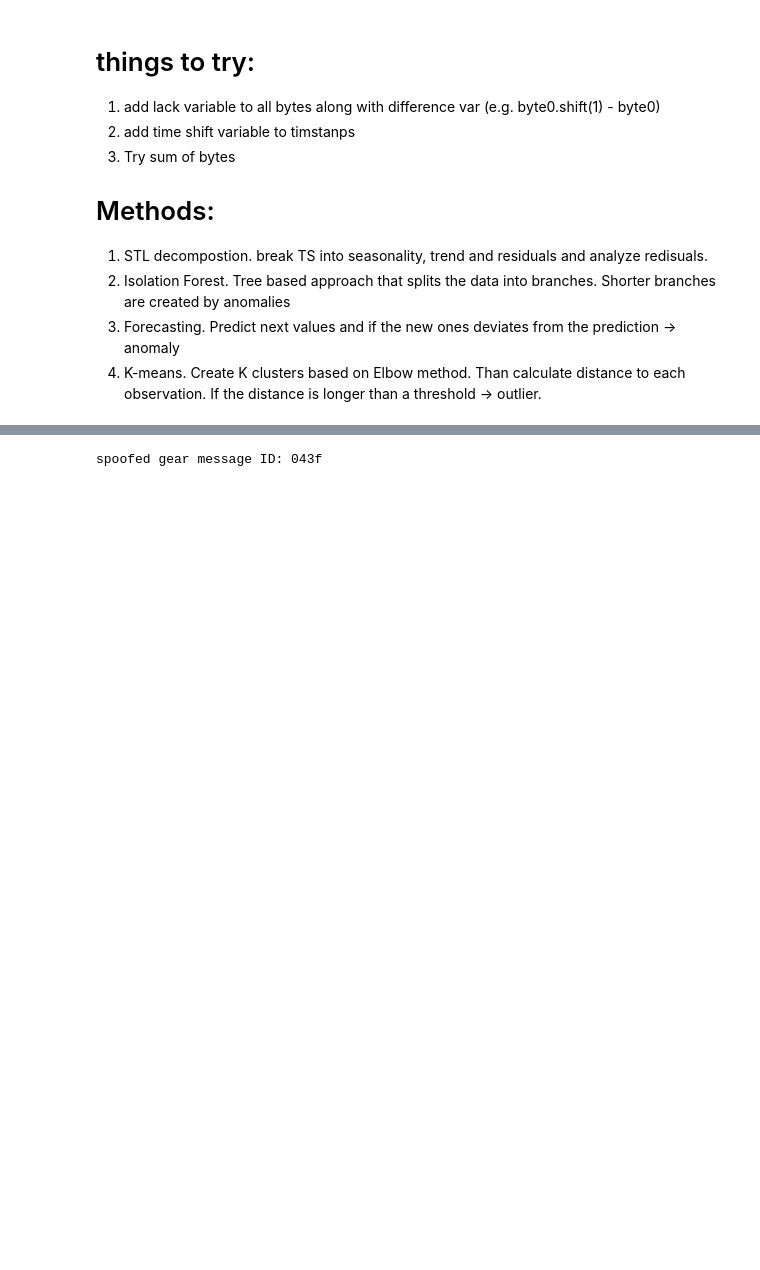
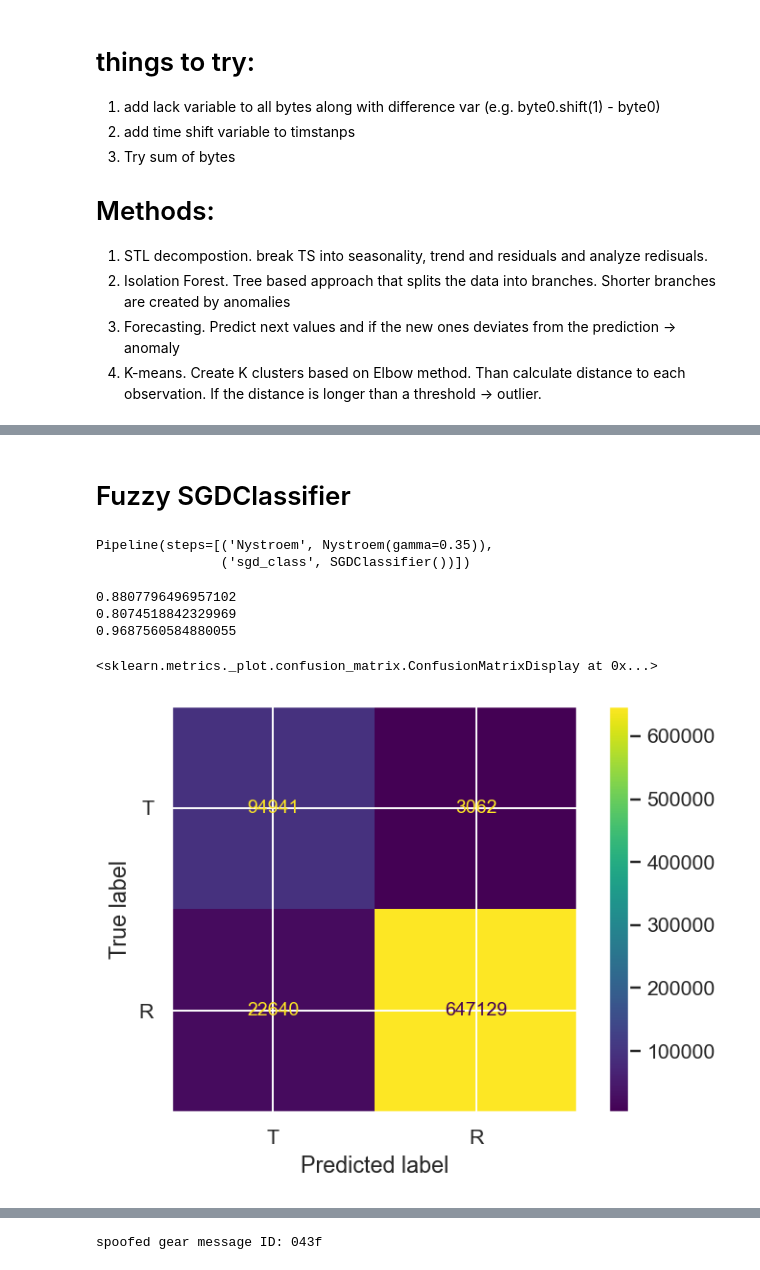
Before and after one commit to DanilaRedin/CAN_IDS, a Jupyter notebook: ids.ipynb, the cells around one changed output, grey strips where cells are left out. Saved outputs shown, nothing was run; the diff lists cells and outputs as text; code cells hidden in the pictures; blank space fills up the shorter version.

```diff
--- a/ids.ipynb
+++ b/ids.ipynb
@@ -38,0 +149,3 @@ gear = pd.read_csv('hacker_dataset/gear_dataset.csv')
+# %%
+search = GridSearchCV(pipe_svc, param_grid=params, scoring=custom_f1, cv=3, verbose=3)
+search.fit(Xfuzzy_train, yfuzzy_train)
@@ -38,0 +183,26 @@ gear = pd.read_csv('hacker_dataset/gear_dataset.csv')
+# %% [markdown]
+# Fuzzy SGDClassifier
+# %%
+svc_fuzzy = Pipeline([('Nystroem', Nystroem(gamma=0.35)),
+                    ('sgd_class', SGDClassifier())])
+# %%
+svc_fuzzy.fit(Xfuzzy_train, yfuzzy_train)
+# %% [output]
+Pipeline(steps=[('Nystroem', Nystroem(gamma=0.35)),
+                ('sgd_class', SGDClassifier())])
+# %%
+yfuzzy_pred = svc_fuzzy.predict(Xfuzzy_test)
+yfuzzy_pred_train = svc_fuzzy.predict(Xfuzzy_train)
+# %%
+print(f1_score(yfuzzy_test, yfuzzy_pred, labels=['T', 'R'], pos_label='T'))
+print(precision_score(yfuzzy_test, yfuzzy_pred, labels=['T', 'R'], pos_label='T'))
+print(recall_score(yfuzzy_test, yfuzzy_pred, labels=['T', 'R'], pos_label='T'))
+# %% [output]
+0.8807796496957102
+0.8074518842329969
+0.9687560584880055
+# %%
+ConfusionMatrixDisplay.from_predictions(yfuzzy_test, yfuzzy_pred, labels=['T', 'R'])
+# %% [output]
+<sklearn.metrics._plot.confusion_matrix.ConfusionMatrixDisplay at 0x...>
+[figure, added]
```
Also changed, not shown: parts of 47 cells of this notebook.
